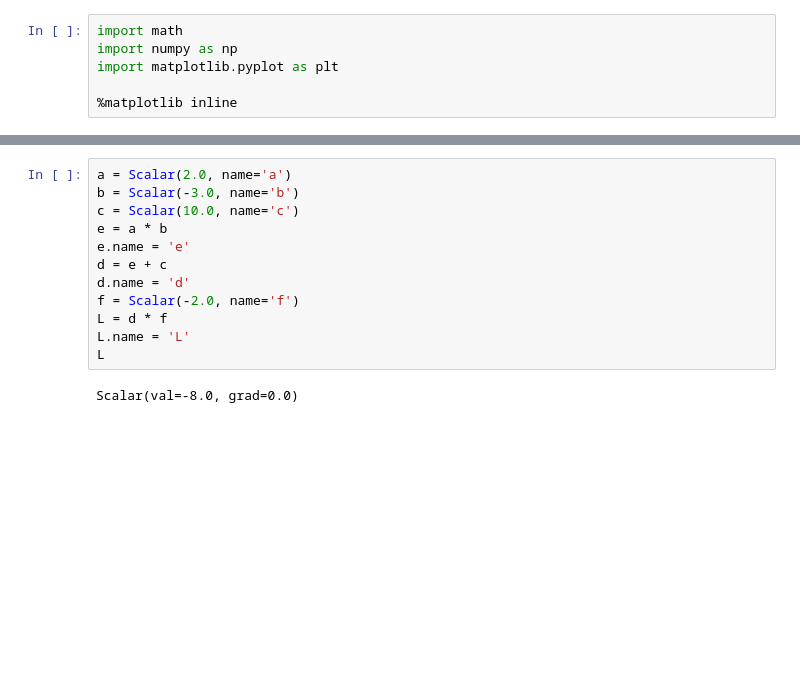
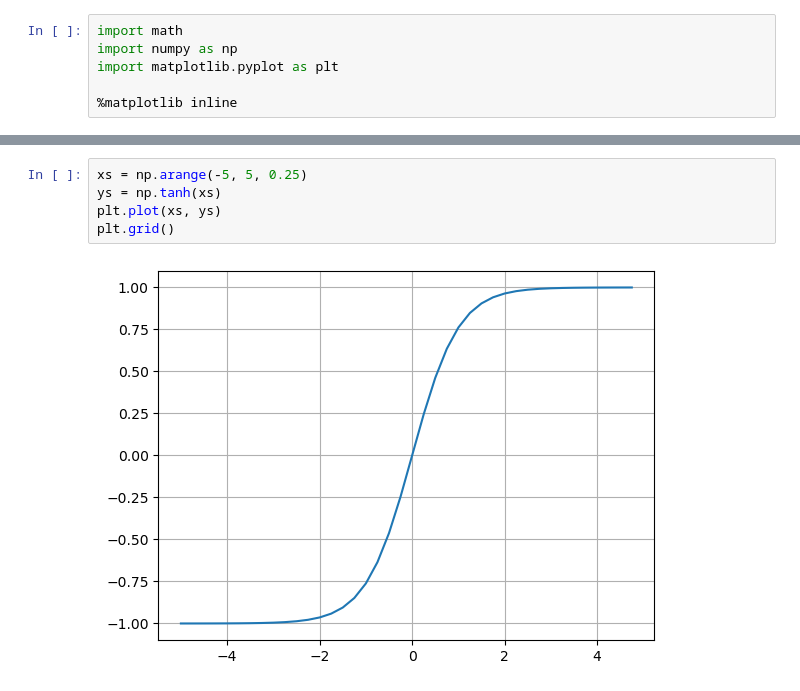
Before and after one commit to rayedbw/micrograd, a Jupyter notebook: notebooks/micrograd.ipynb, the cells around one changed output, grey strips where cells are left out. Saved outputs shown, nothing was run; the diff lists cells and outputs as text; blank space fills up the shorter version.

```diff
--- a/notebooks/micrograd.ipynb
+++ b/notebooks/micrograd.ipynb
@@ -108,14 +113,7 @@ class Scalar:
-# %%
-a = Scalar(2.0, name='a')
-b = Scalar(-3.0, name='b')
-c = Scalar(10.0, name='c')
-e = a * b
-e.name = 'e'
-d = e + c
-d.name = 'd'
-f = Scalar(-2.0, name='f')
-L = d * f
-L.name = 'L'
-L
-# %% [output]
-Scalar(val=-8.0, grad=0.0)
+# %%
+xs = np.arange(-5, 5, 0.25)
+ys = np.tanh(xs)
+plt.plot(xs, ys)
+plt.grid()
+# %% [output]
+[figure, added]
```
Also changed, not shown: parts of 9 cells of this notebook.
